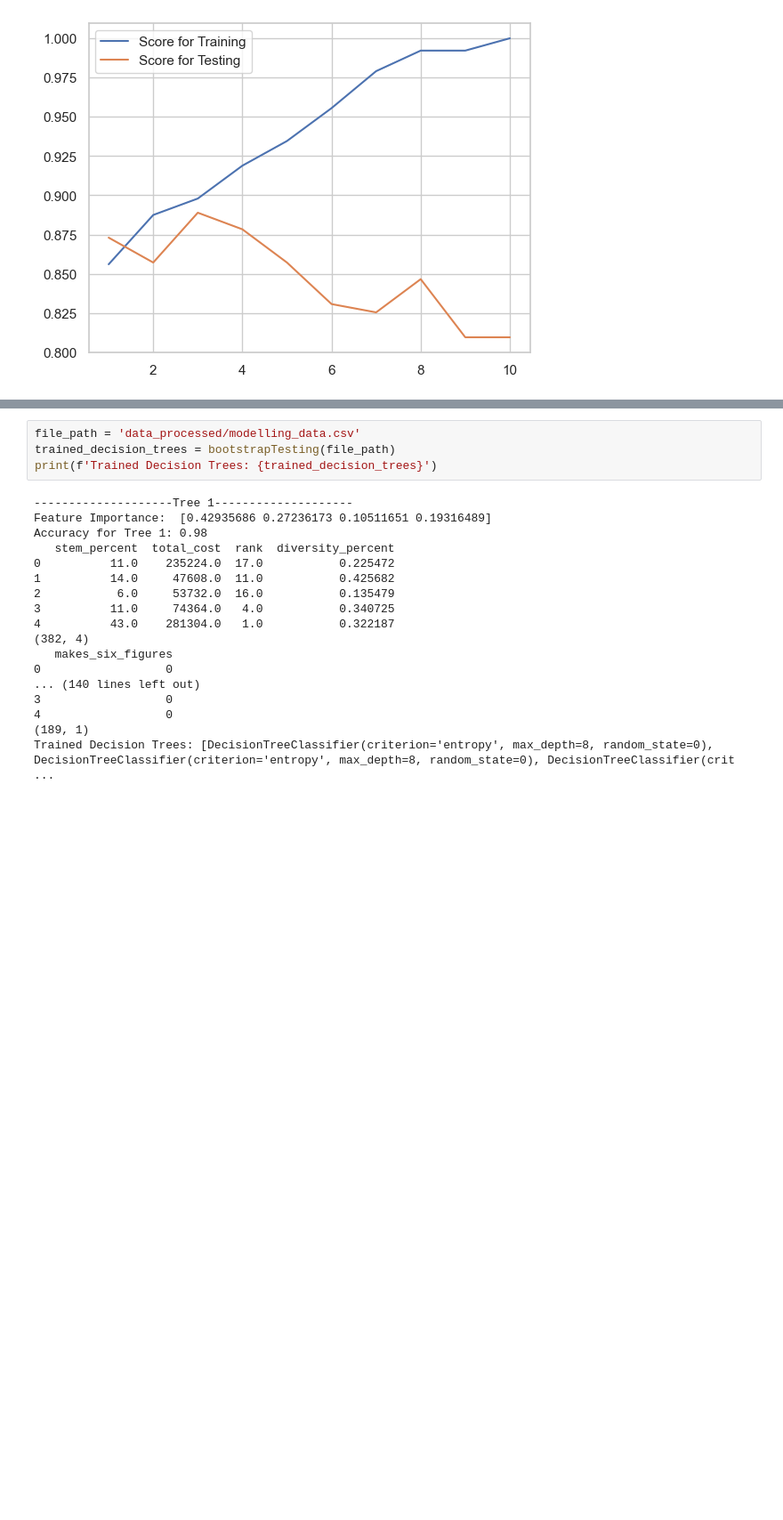
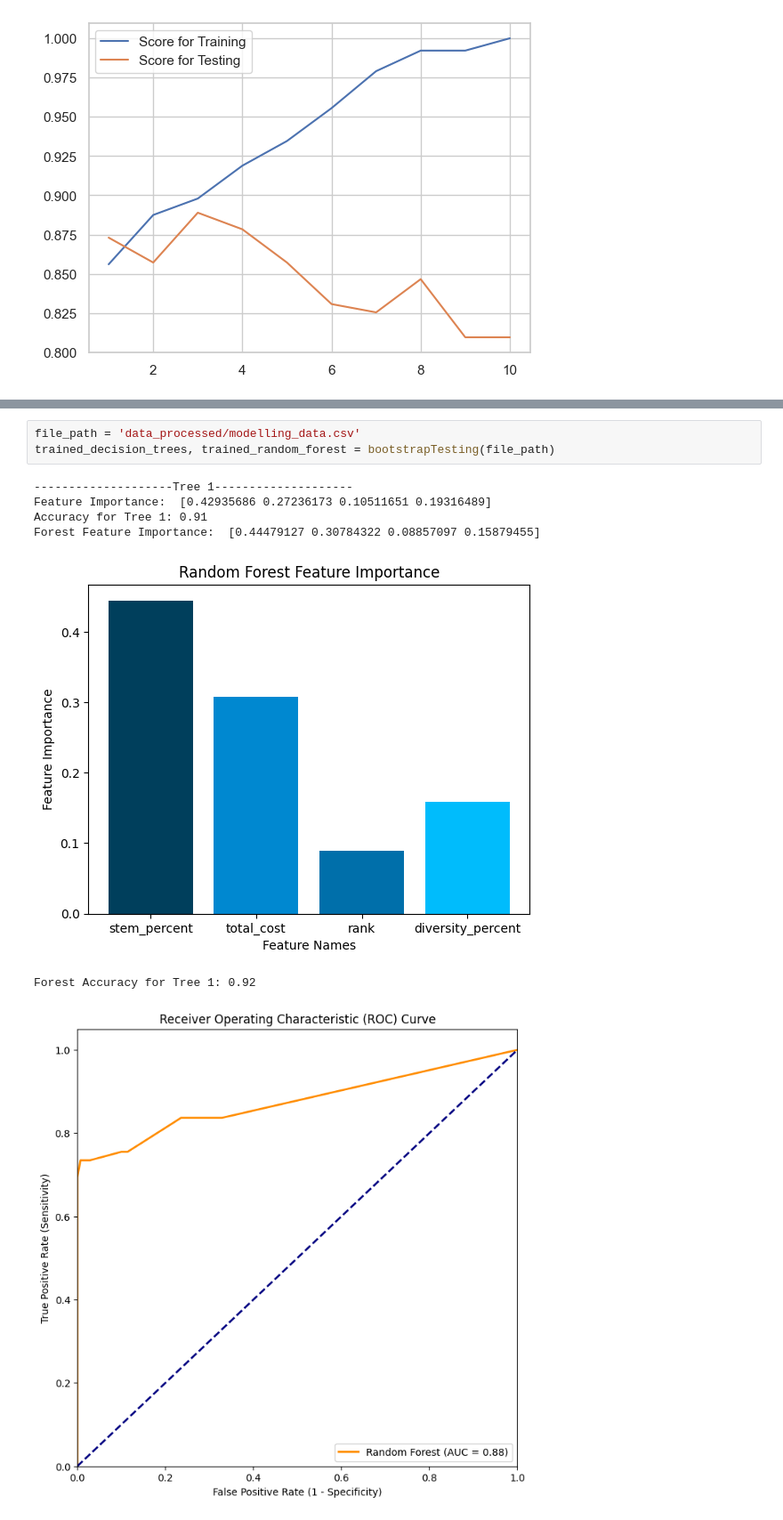
Before and after one commit to ashlynthemitm/DS-Model, a Jupyter notebook: src/decision_tree_module.ipynb, the cells around one changed output, grey strips where cells are left out. Shown at 89% size. Drawn from its saved outputs; the diff is of its cells as text; blank space fills up the shorter version.

```diff
--- a/src/decision_tree_module.ipynb
+++ b/src/decision_tree_module.ipynb
@@ -203,22 +262,11 @@ def bootstrapTesting(file_path):
 # %%
 file_path = 'data_processed/modelling_data.csv'
-trained_decision_trees = bootstrapTesting(file_path)
-print(f'Trained Decision Trees: {trained_decision_trees}')
+trained_decision_trees, trained_random_forest = bootstrapTesting(file_path)
 # %% [output]
 --------------------Tree 1--------------------
 Feature Importance:  [0.42935686 0.27236173 0.10511651 0.19316489]
-Accuracy for Tree 1: 0.98
-   stem_percent  total_cost  rank  diversity_percent
-0          11.0    235224.0  17.0           0.225472
-1          14.0     47608.0  11.0           0.425682
-2           6.0     53732.0  16.0           0.135479
-3          11.0     74364.0   4.0           0.340725
-4          43.0    281304.0   1.0           0.322187
-(382, 4)
-   makes_six_figures
-0                  0
-... (140 lines left out)
-3                  0
-4                  0
-(189, 1)
-Trained Decision Trees: [DecisionTreeClassifier(criterion='entropy', max_depth=8, random_state=0), DecisionTreeClassifier(criterion='entropy', max_depth=8, random_state=0), DecisionTreeClassifier(crit ...
+Accuracy for Tree 1: 0.91
+Forest Feature Importance:  [0.44479127 0.30784322 0.08857097 0.15879455]
+[figure, added]
+Forest Accuracy for Tree 1: 0.92
+[figure, added]
```
Also changed, not shown: parts of 4 cells of this notebook, 17 other files.
